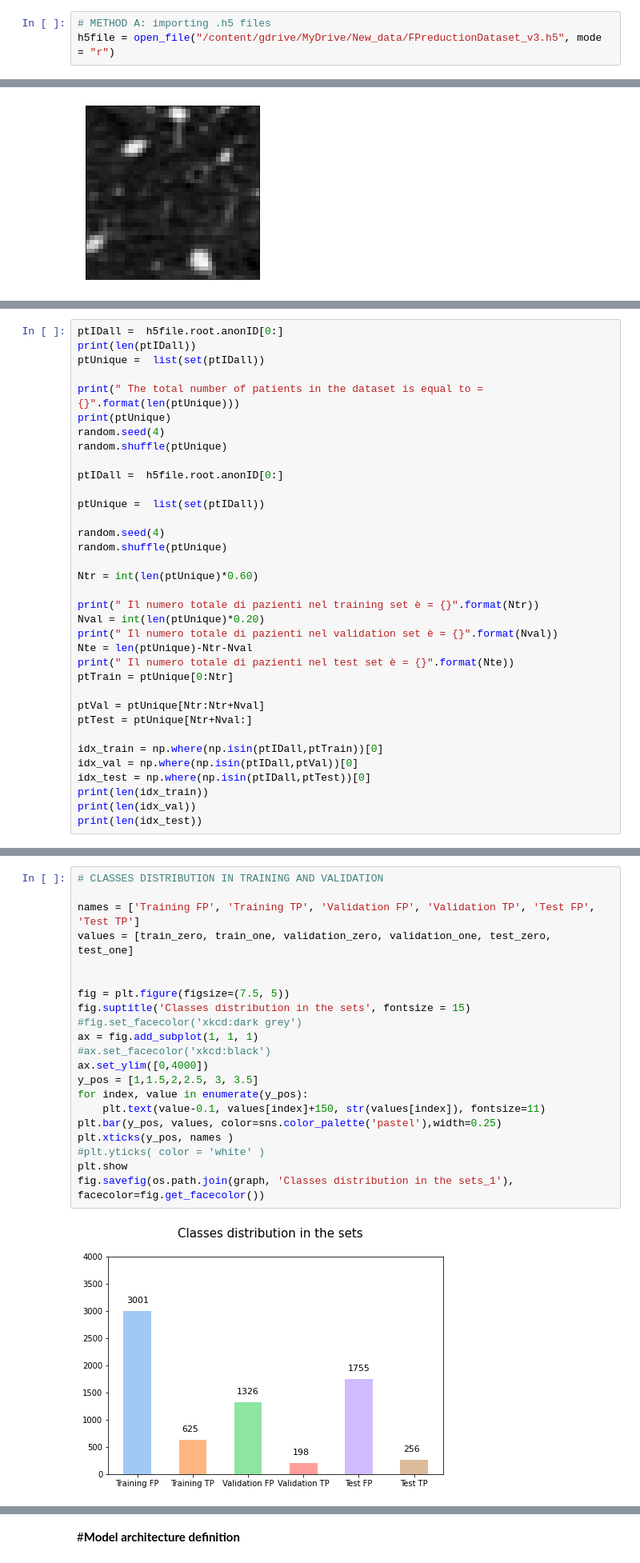
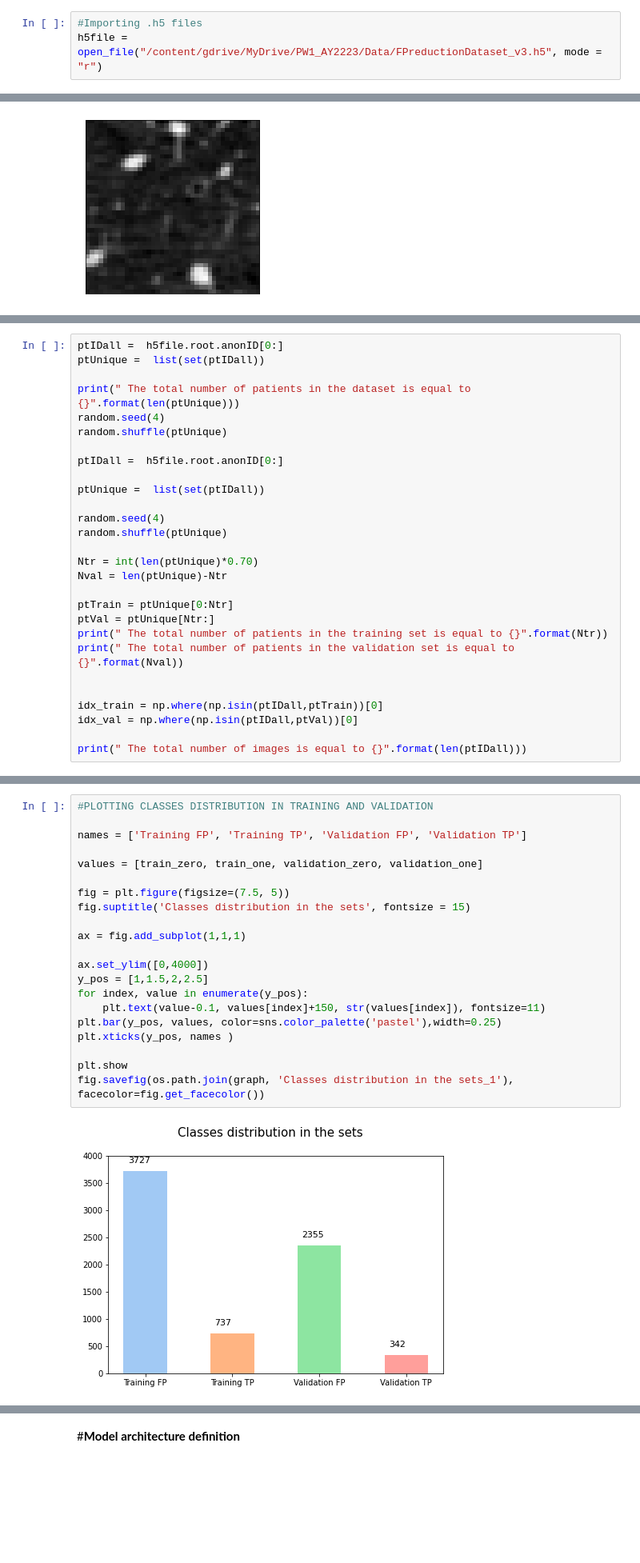
Before and after one commit to Carlo910/Lung-Cancer-Detection, a Jupyter notebook: FinalModel.ipynb, the cells around one changed output, grey strips where cells are left out. Shown at 80% size. Saved outputs shown, nothing was run; the diff lists cells and outputs as text; blank space fills up the shorter version.

```diff
--- a/FinalModel.ipynb
+++ b/FinalModel.ipynb
@@ -76,3 +62,3 @@ os.makedirs(root, exist_ok=True)
 # %%
-# METHOD A: importing .h5 files
-h5file = open_file("/content/gdrive/MyDrive/New_data/FPreductionDataset_v3.h5", mode = "r")
+#Importing .h5 files
+h5file = open_file("/content/gdrive/MyDrive/PW1_AY2223/Data/FPreductionDataset_v3.h5", mode = "r")
@@ -183,10 +166,8 @@ np.shape(image)
 # %%
 ptIDall =  h5file.root.anonID[0:]
-print(len(ptIDall))
 ptUnique =  list(set(ptIDall))
 
-print(" The total number of patients in the dataset is equal to = {}".format(len(ptUnique)))
-print(ptUnique)
+print(" The total number of patients in the dataset is equal to {}".format(len(ptUnique)))
 random.seed(4)
 random.shuffle(ptUnique)
 
@@ -197,22 +178,17 @@ ptUnique =  list(set(ptIDall))
 random.seed(4)
 random.shuffle(ptUnique)
 
-Ntr = int(len(ptUnique)*0.60)
+Ntr = int(len(ptUnique)*0.70)
+Nval = len(ptUnique)-Ntr
 
-print(" Il numero totale di pazienti nel training set è = {}".format(Ntr))
-Nval = int(len(ptUnique)*0.20)
-print(" Il numero totale di pazienti nel validation set è = {}".format(Nval))
-Nte = len(ptUnique)-Ntr-Nval
-print(" Il numero totale di pazienti nel test set è = {}".format(Nte))
 ptTrain = ptUnique[0:Ntr]
+ptVal = ptUnique[Ntr:]
+print(" The total number of patients in the training set is equal to {}".format(Ntr))
+print(" The total number of patients in the validation set is equal to {}".format(Nval))
 
-ptVal = ptUnique[Ntr:Ntr+Nval]
-ptTest = ptUnique[Ntr+Nval:]
 
 idx_train = np.where(np.isin(ptIDall,ptTrain))[0]
 idx_val = np.where(np.isin(ptIDall,ptVal))[0]
-idx_test = np.where(np.isin(ptIDall,ptTest))[0]
-print(len(idx_train))
-print(len(idx_val))
-print(len(idx_test))
+
+print(" The total number of images is equal to {}".format(len(ptIDall)))
 # %% [output]
@@ -289,23 +241,23 @@ The training set is the 50.635386119257085% of the dataset samples
 # %%
-# CLASSES DISTRIBUTION IN TRAINING AND VALIDATION
+#PLOTTING CLASSES DISTRIBUTION IN TRAINING AND VALIDATION
 
-names = ['Training FP', 'Training TP', 'Validation FP', 'Validation TP', 'Test FP', 'Test TP']
-values = [train_zero, train_one, validation_zero, validation_one, test_zero, test_one]
+names = ['Training FP', 'Training TP', 'Validation FP', 'Validation TP']
 
+values = [train_zero, train_one, validation_zero, validation_one]
 
 fig = plt.figure(figsize=(7.5, 5))
 fig.suptitle('Classes distribution in the sets', fontsize = 15)
-#fig.set_facecolor('xkcd:dark grey')
-ax = fig.add_subplot(1, 1, 1)
-#ax.set_facecolor('xkcd:black')
+
+ax = fig.add_subplot(1,1,1)
+
 ax.set_ylim([0,4000])
-y_pos = [1,1.5,2,2.5, 3, 3.5]
+y_pos = [1,1.5,2,2.5]
 for index, value in enumerate(y_pos):
     plt.text(value-0.1, values[index]+150, str(values[index]), fontsize=11)
 plt.bar(y_pos, values, color=sns.color_palette('pastel'),width=0.25)
 plt.xticks(y_pos, names )
-#plt.yticks( color = 'white' )
+
 plt.show
 fig.savefig(os.path.join(graph, 'Classes distribution in the sets_1'), facecolor=fig.get_facecolor())
 # %% [output]
-[figure, old version]
+[figure, new version]
```
Also changed, not shown: parts of 128 cells of this notebook.
